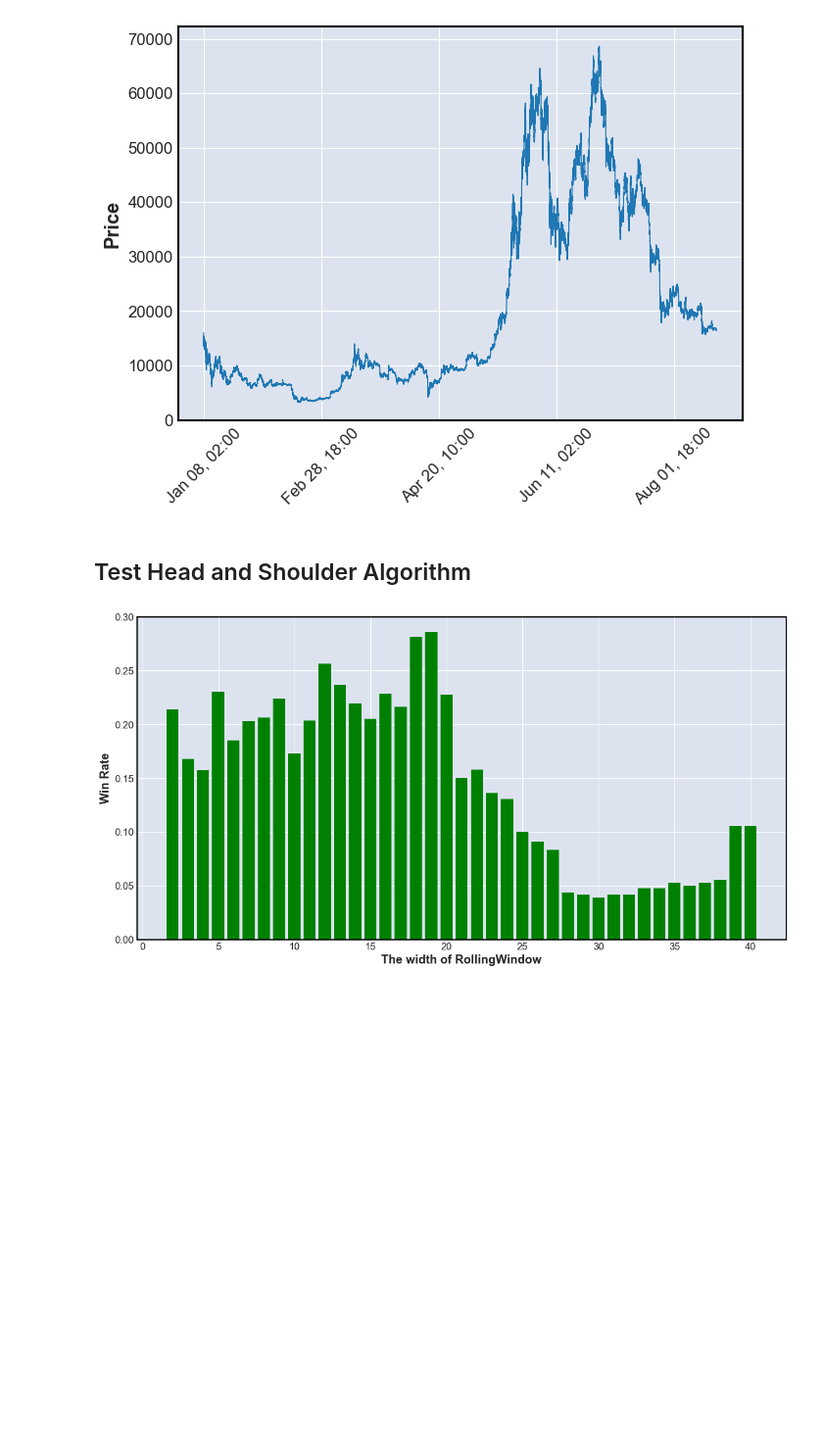
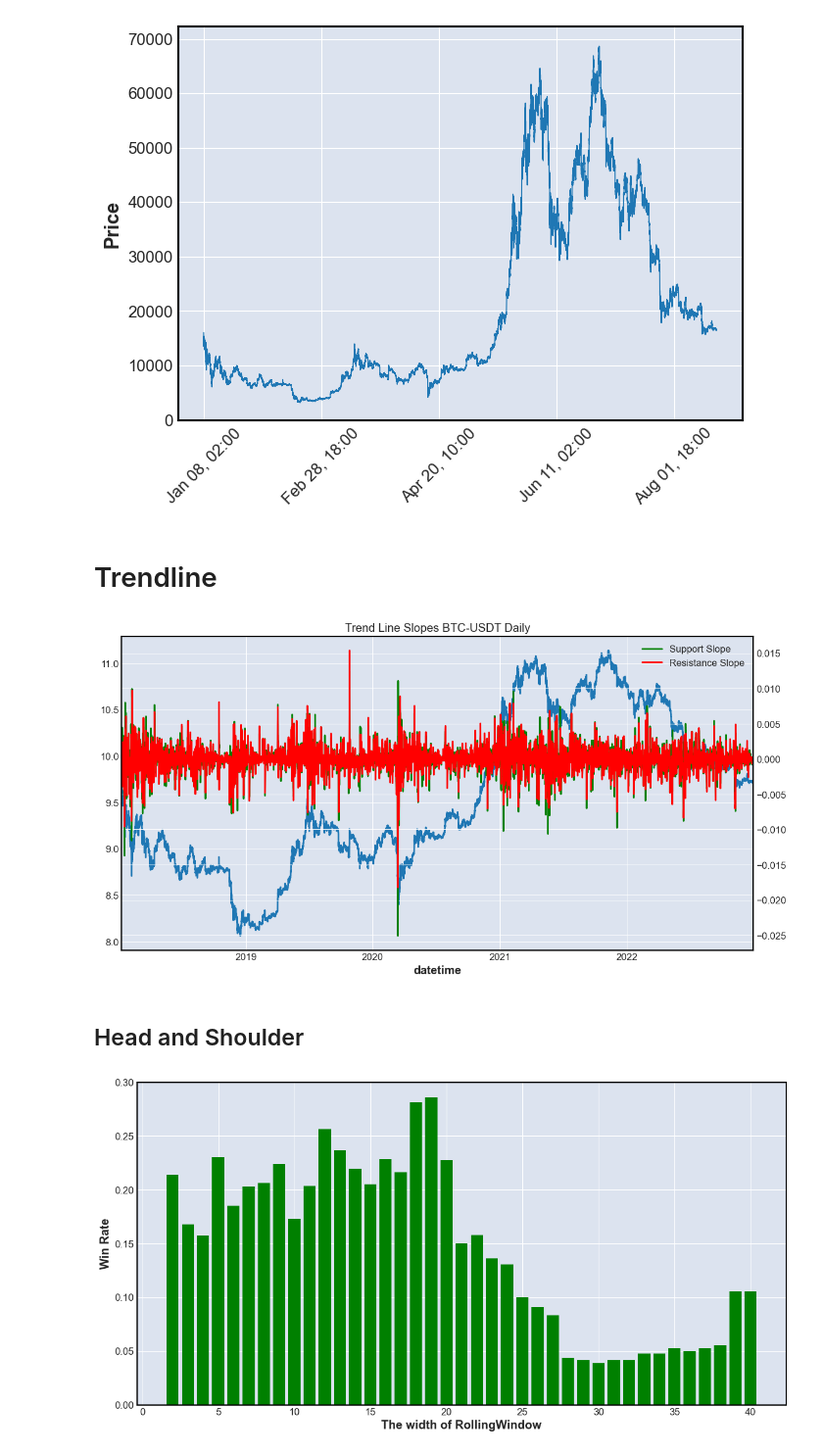
Before and after one commit to trungviet17/TA_Patterns_Recognition, a Jupyter notebook: Test_Algorithm.ipynb, the cells around one changed output. Shown at 98% size. Saved outputs shown, nothing was run; the diff lists cells and outputs as text; code cells hidden in the pictures; blank space fills up the shorter version.

```diff
--- a/Test_Algorithm.ipynb
+++ b/Test_Algorithm.ipynb
@@ -24,8 +24,15 @@ data.head()
 mpf.plot(data, type = 'line')
 # %% [output]
 [figure]
+# %% [markdown]
+# Trendline
+# %%
+from Trend_line import  *
+Trend_line.show_all_trendline_slope(data = data, lookback = 30)
+# %% [output]
+[figure, added]
 # %% [markdown]
-## Test Head and Shoulder Algorithm
+## Head and Shoulder
 # %%
 from Head_Shoulder import *
 
```
Also changed, not shown: parts of 4 cells of this notebook, 6 other files.
